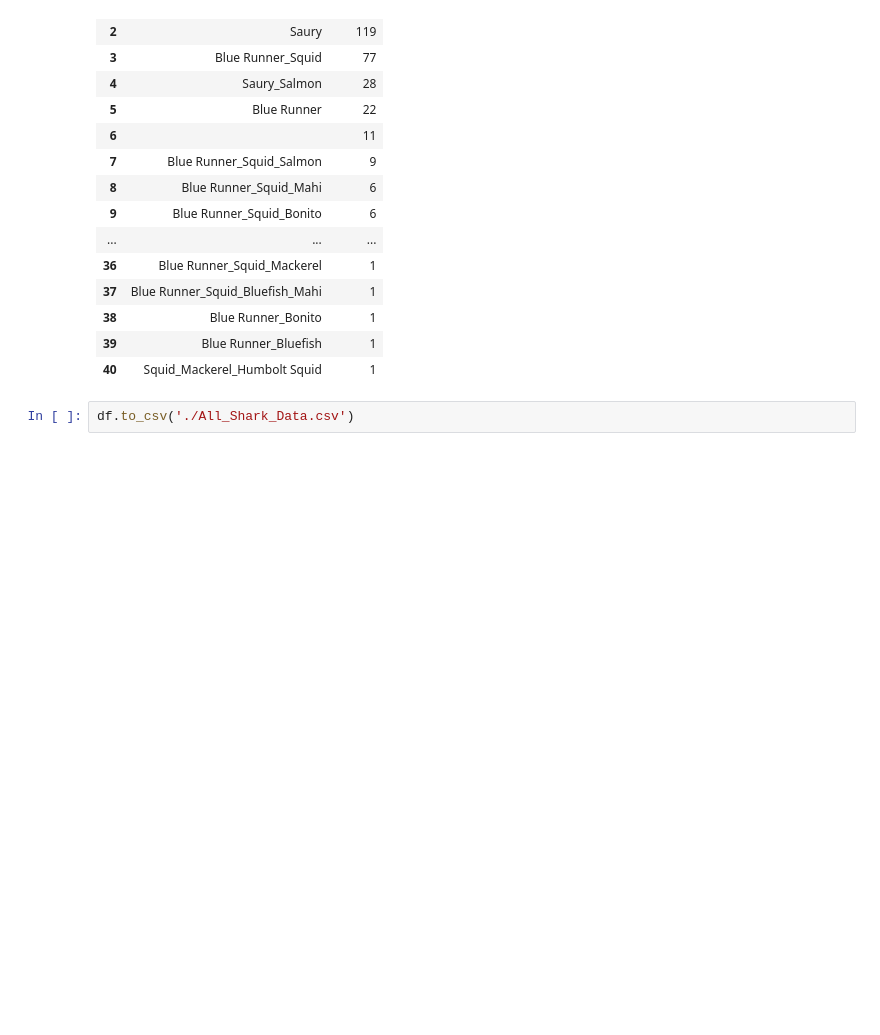
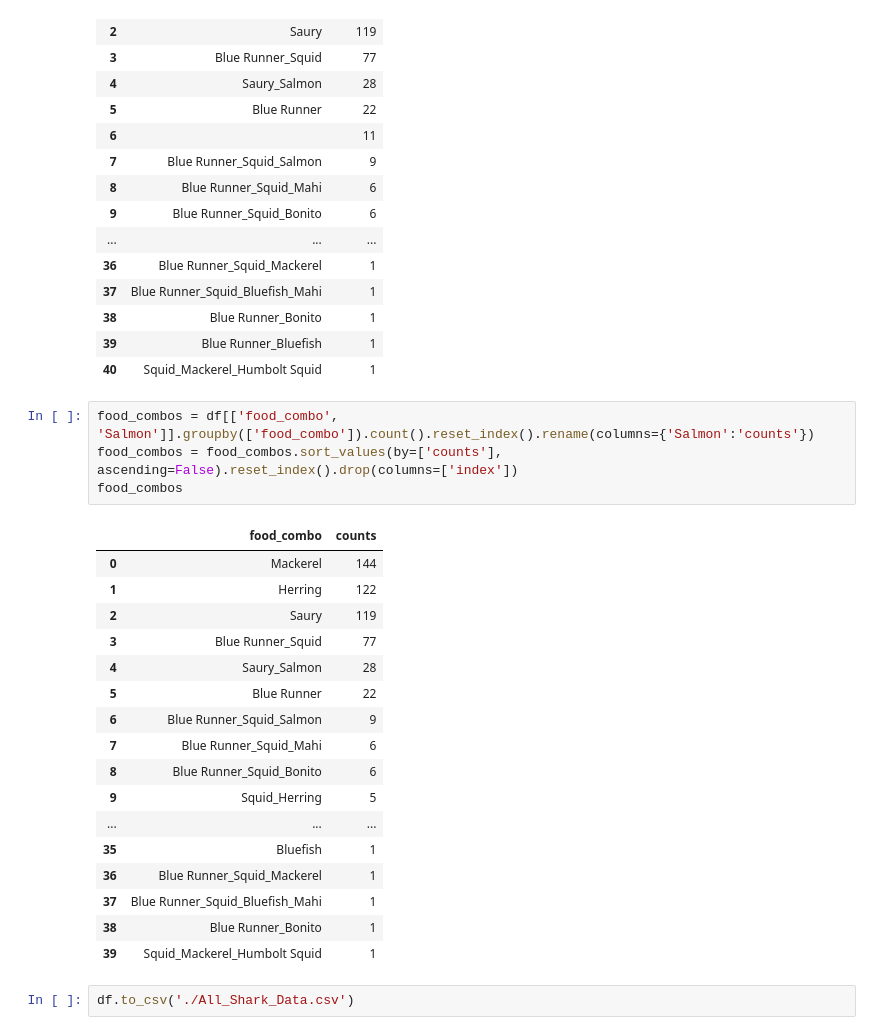
Before and after one commit to Data-Science-in-Business-Fall-2020/final-project-spencer_parker_chris, a Jupyter notebook: data-cleaning-spencer.ipynb, the cells around one changed output. Cells and saved outputs as stored; diff of their text form; blank space fills up the shorter version.

```diff
--- a/data-cleaning-spencer.ipynb
+++ b/data-cleaning-spencer.ipynb
@@ -79,6 +79,28 @@ food_combos
 | 38 | Blue Runner_Bonito | 1 |
 | 39 | Blue Runner_Bluefish | 1 |
 | 40 | Squid_Mackerel_Humbolt Squid | 1 |
+# %%
+food_combos = df[['food_combo', 'Salmon']].groupby(['food_combo']).count().reset_index().rename(columns={'Salmon':'counts'})
+food_combos = food_combos.sort_values(by=['counts'], ascending=False).reset_index().drop(columns=['index'])
+food_combos
+# %% [output]
+|  | food_combo | counts |
+| 0 | Mackerel | 144 |
+| 1 | Herring | 122 |
+| 2 | Saury | 119 |
+| 3 | Blue Runner_Squid | 77 |
+| 4 | Saury_Salmon | 28 |
+| 5 | Blue Runner | 22 |
+| 6 | Blue Runner_Squid_Salmon | 9 |
+| 7 | Blue Runner_Squid_Mahi | 6 |
+| 8 | Blue Runner_Squid_Bonito | 6 |
+| 9 | Squid_Herring | 5 |
+| ... | ... | ... |
+| 35 | Bluefish | 1 |
+| 36 | Blue Runner_Squid_Mackerel | 1 |
+| 37 | Blue Runner_Squid_Bluefish_Mahi | 1 |
+| 38 | Blue Runner_Bonito | 1 |
+| 39 | Squid_Mackerel_Humbolt Squid | 1 |
 # %%
 df.to_csv('./All_Shark_Data.csv')
 # %%
```
Also changed, not shown: parts of 1 cell of this notebook.
